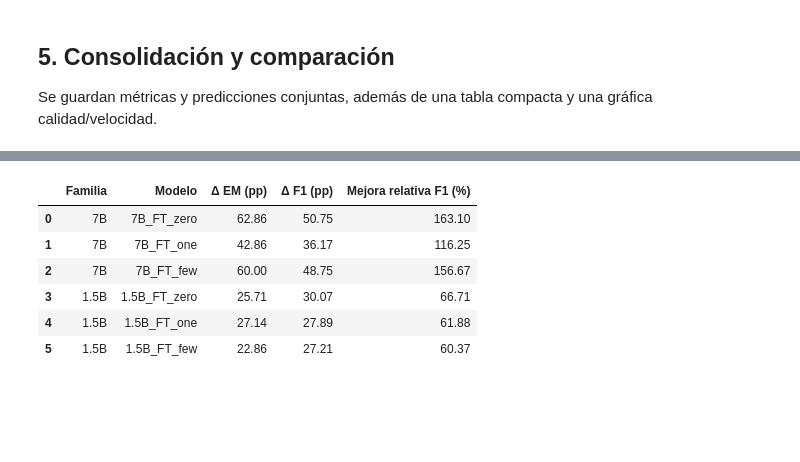
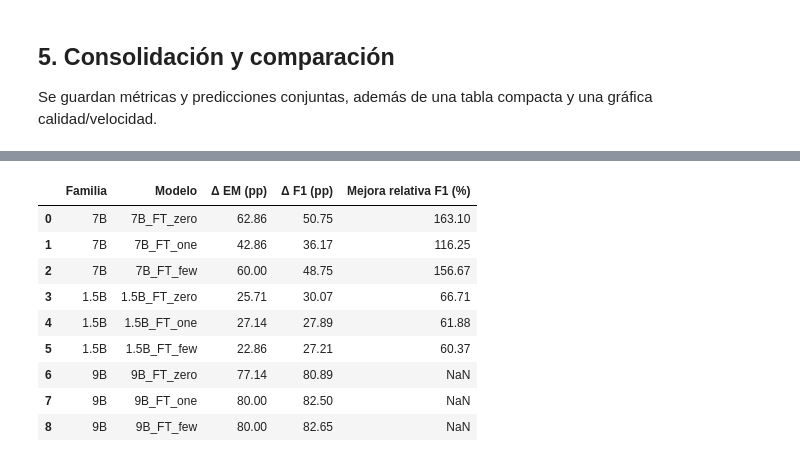
Before and after one commit to Chechu13/Practica_PLN_II, a Jupyter notebook: notebooks/comparacion_qwen_7b_vs_15b_base_lora.ipynb, the cells around one changed output, grey strips where cells are left out. Drawn from its saved outputs; the diff is of its cells as text; code cells hidden in the pictures; blank space fills up the shorter version.

```diff
--- a/notebooks/comparacion_qwen_7b_vs_15b_base_lora.ipynb
+++ b/notebooks/comparacion_qwen_7b_vs_15b_base_lora.ipynb
@@ -11,6 +12,6 @@ Notebook nuevo e independiente de `comparacion_finetuning_prompts.ipynb`. Evalú
 # %%
 from pathlib import Path
-import sys, os, json, time, gc, random
+import sys, os, json, time, gc, random, subprocess
 import numpy as np
 import pandas as pd
 import torch
@@ -36,6 +37,7 @@ LIMIT_TEST = None  # 5 para una prueba rápida; None para todo el test
 MODEL_IDS = {
     "7B": "Qwen/Qwen2.5-7B-Instruct",
     "1.5B": "Qwen/Qwen2.5-1.5B-Instruct",
+    "9B": "Qwen/Qwen3.5-9B",
 }
 ADAPTERS = {
     "7B_FT_zero": PROJECT_ROOT / "models" / "prompt_training_controlled" / "qwen_lora_controlled_zero",
@@ -44,6 +46,9 @@ ADAPTERS = {
     "1.5B_FT_zero": PROJECT_ROOT / "models" / "prompt_training_controlled_qwen15" / "qwen15_lora_controlled_zero",
     "1.5B_FT_one": PROJECT_ROOT / "models" / "prompt_training_controlled_qwen15" / "qwen15_lora_controlled_one",
     "1.5B_FT_few": PROJECT_ROOT / "models" / "prompt_training_controlled_qwen15" / "qwen15_lora_controlled_few",
+    "9B_FT_zero": PROJECT_ROOT / "models" / "prompt_training_controlled_qwen35_9b" / "qwen35_9b_lora_controlled_zero",
+    "9B_FT_one": PROJECT_ROOT / "models" / "prompt_training_controlled_qwen35_9b" / "qwen35_9b_lora_controlled_one",
+    "9B_FT_few": PROJECT_ROOT / "models" / "prompt_training_controlled_qwen35_9b" / "qwen35_9b_lora_controlled_few",
 }
 PROMPT_FILES = {"zero": "controlled_zero.md", "one": "controlled_one.md", "few": "controlled_few.md"}
 INDEX_PATH = PROJECT_ROOT / "models" / "context_embeddings.pt"
@@ -51,6 +56,8 @@ QUESTIONS_PATH = PROJECT_ROOT / "data" / "questions_train.json"
 CONTEXTS_PATH = PROJECT_ROOT / "data" / "contexts.json"
 PROMPTS_DIR = PROJECT_ROOT / "prompts"
 OUTPUT_DIR = PROJECT_ROOT / "results" / "rag_prompt_comparison_6models"
+QWEN35_RESULTS_ROOT = PROJECT_ROOT / "results" / "prompt_training_controlled_qwen35_9b"
+QWEN35_TRAIN_SCRIPT = PROJECT_ROOT / "scripts" / "experiments" / "train_qwen35_9b_qlora.py"
 OUTPUT_DIR.mkdir(parents=True, exist_ok=True)
 
 DEVICE = torch.device("cuda" if torch.cuda.is_available() else "cpu")
@@ -336,10 +403,19 @@ for cfg in VARIANTS:
         continue
 
     adapter = cfg["adapter"]
-    if adapter is not None and not Path(adapter).exists():
-        print(f"OMITIDO: no existe el adaptador {adapter}. Entrena ese adaptador o corrige la ruta.")
-        summaries.append({"variant":name,"family":family,"prompt_strategy":strategy,"load_error":f"Missing adapter: {adapter}"})
-        continue
+    if adapter is not None and not (Path(adapter) / "adapter_config.json").exists():
+        if family == "9B":
+            print(f"Falta el adaptador QLoRA {adapter}; iniciando entrenamiento {strategy}...", flush=True)
+            command = [sys.executable, str(QWEN35_TRAIN_SCRIPT), "--prompt", strategy]
+            if Path(adapter).exists():
+                command.append("--overwrite")
+            subprocess.run(command, cwd=PROJECT_ROOT, check=True)
+        else:
+            print(f"OMITIDO: no existe el adaptador {adapter}. Entrena ese adaptador o corrige la ruta.")
+            summaries.append({"variant":name,"family":family,"prompt_strategy":strategy,"load_error":f"Missing adapter: {adapter}"})
+            continue
+    if adapter is not None and not (Path(adapter) / "adapter_config.json").exists():
+        raise FileNotFoundError(f"El entrenamiento no cre? el adaptador esperado: {adapter}")
 
     by_index = {}
     for row in cached.to_dict("records"):
@@ -362,14 +438,14 @@ for cfg in VARIANTS:
         load_seconds = time.perf_counter() - t_load
         print(f"Modelo cargado en {load_seconds:.1f}s")
         if WARMUP_QUESTIONS:
-            _ = generate_one(model, tokenizer, retrieved_test[0], SYSTEM_PROMPTS[strategy])
+            _ = generate_one(model, tokenizer, retrieved_test[0], qwen35_prompt(strategy) if family == "9B" else SYSTEM_PROMPTS[strategy])
         if torch.cuda.is_available():
             torch.cuda.reset_peak_memory_stats()
 
         started = time.perf_counter()
         for i,item in missing:
             try:
-                pred, sec, ntok, itok = generate_one(model, tokenizer, item, SYSTEM_PROMPTS[strategy])
+                pred, sec, ntok, itok = generate_one(model, tokenizer, item, qwen35_prompt(strategy) if family == "9B" else SYSTEM_PROMPTS[strategy])
                 rec = calc_record(name,family,strategy,i,item,pred,sec,ntok,itok)
             except Exception as exc:
                 rec = calc_record(name,family,strategy,i,item,"",np.nan,0,0,error=repr(exc))
@@ -622,7 +666,7 @@ display(efficiency_table)
 # %%
 improvement_rows = []
 
-for family in ["7B", "1.5B"]:
+for family in ["7B", "1.5B", "9B"]:
     base_name = f"{family}_BASE"
     base_rows = summary_df[summary_df["variant"] == base_name]
 
@@ -636,33 +680,36 @@ for family in ["7B", "1.5B"]:
         rows = summary_df[summary_df["variant"] == name]
 
         if rows.empty:
             continue
 
         ft = rows.iloc[0]
         base_f1 = base["F1_percent"]
 
         improvement_rows.append({
             "Familia": family,
             "Modelo": name,
             "Δ EM (pp)": ft["EM_percent"] - base["EM_percent"],
             "Δ F1 (pp)": ft["F1_percent"] - base_f1,
             "Mejora relativa F1 (%)": (
                 (ft["F1_percent"] - base_f1) / base_f1 * 100
                 if pd.notna(base_f1) and base_f1 != 0
                 else np.nan
             ),
         })
 
 improvement_table = pd.DataFrame(improvement_rows).round(2)
 display(improvement_table)
 # %% [output]
 |  | Familia | Modelo | Δ EM (pp) | Δ F1 (pp) | Mejora relativa F1 (%) |
 | 0 | 7B | 7B_FT_zero | 62.86 | 50.75 | 163.10 |
 | 1 | 7B | 7B_FT_one | 42.86 | 36.17 | 116.25 |
 | 2 | 7B | 7B_FT_few | 60.00 | 48.75 | 156.67 |
 | 3 | 1.5B | 1.5B_FT_zero | 25.71 | 30.07 | 66.71 |
 | 4 | 1.5B | 1.5B_FT_one | 27.14 | 27.89 | 61.88 |
 | 5 | 1.5B | 1.5B_FT_few | 22.86 | 27.21 | 60.37 |
+| 6 | 9B | 9B_FT_zero | 77.14 | 80.89 | NaN |
+| 7 | 9B | 9B_FT_one | 80.00 | 82.50 | NaN |
+| 8 | 9B | 9B_FT_few | 80.00 | 82.65 | NaN |
 # %%
 error_rows = []
 
```
Also changed, not shown: parts of 11 cells of this notebook, 6 other files.
